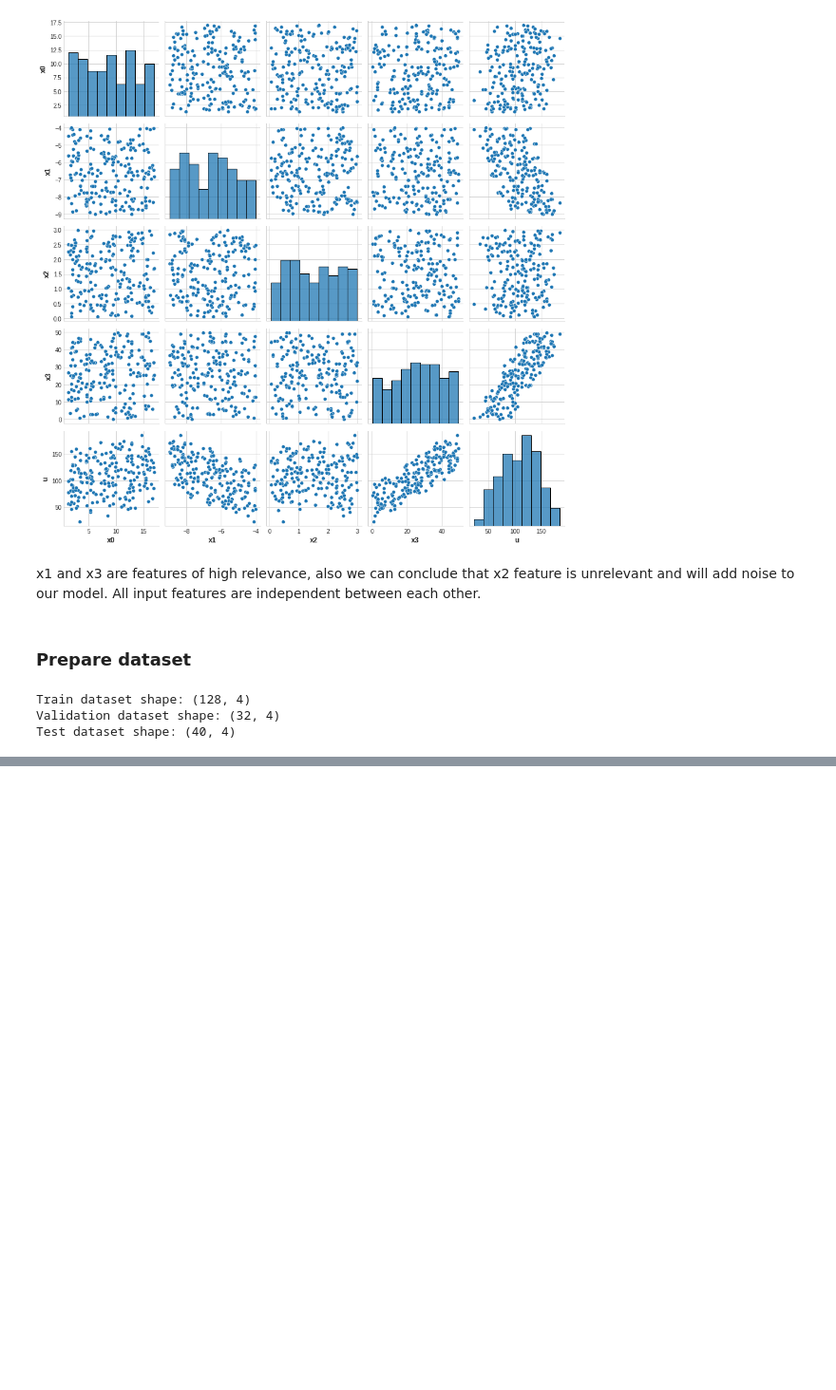
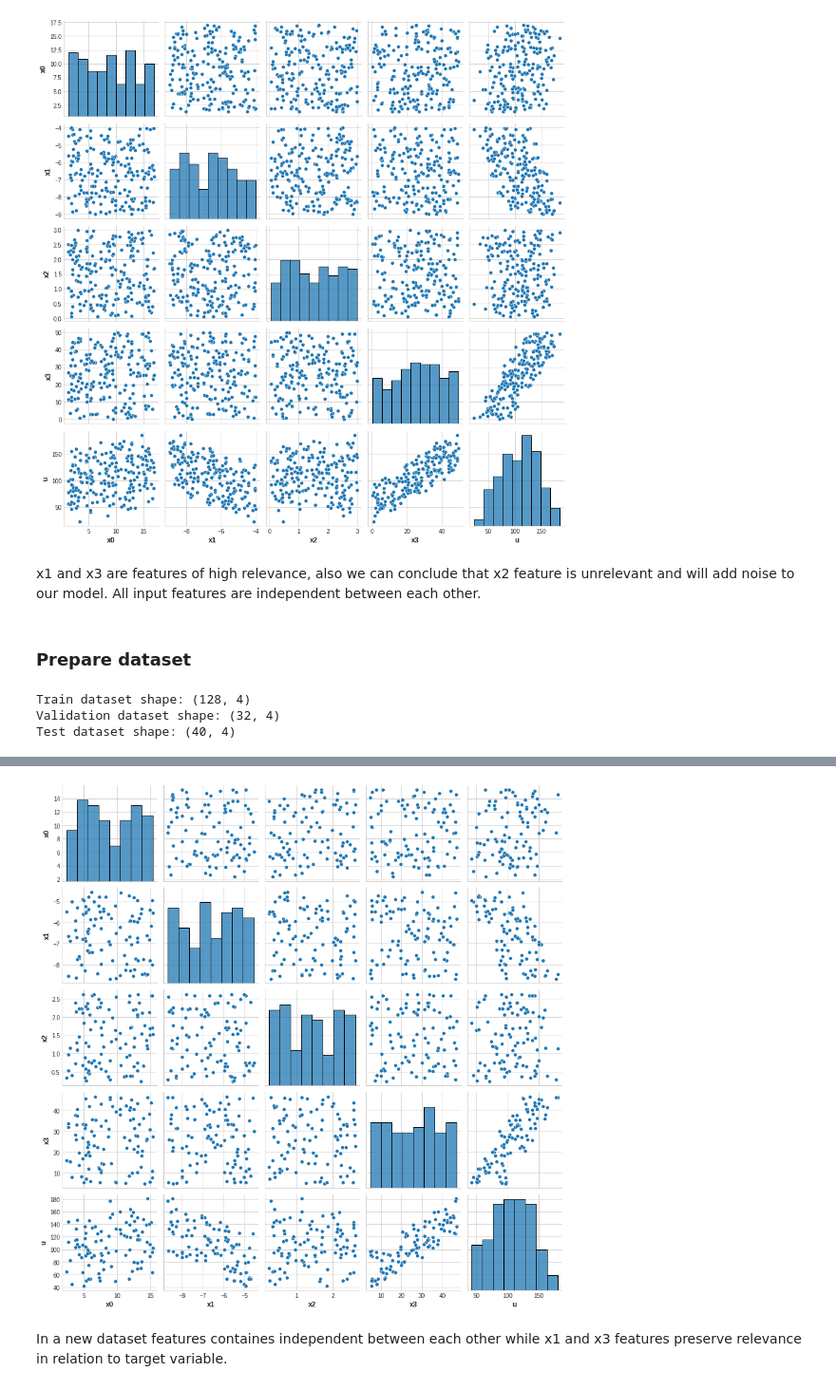
Before and after one commit to mateopolancecofficial/DeepLearningProjects, a Jupyter notebook: Regression/VineyardExploration.ipynb, the cells around one changed output, grey strips where cells are left out. Shown at 95% size. Saved outputs shown, nothing was run; the diff lists cells and outputs as text; code cells hidden in the pictures; blank space fills up the shorter version.

```diff
--- a/Regression/VineyardExploration.ipynb
+++ b/Regression/VineyardExploration.ipynb
@@ -314,7 +309,19 @@ def get_new_relevant_feature():
 # %%
-def get_target_values(df):
+def get_target_values(df, target):
   """
   Return values of target variable based on input feature values.
-  :param df:        pandas dataframe with input features
-  :return df_out:   pandas dataframe with input features and target values
+  :param df:               pandas dataframe with input features
+  :return target_result:   pandas dataframe with input features and target values
   """
+
+  def calc_target_func(x0, x1, x2, x3):
+    """
+    Return target value.
+    """
+
+    return x0 + (x1**2) + x2 + (2*x3)
+
+
+  df[target[0]] = df.apply(lambda row: calc_target_func(row['x0'], row['x1'], row['x2'], row['x3']), axis=1)
+
+  return df
@@ -328,0 +328,3 @@ A
+# %%
+new_data = get_target_values(new_data, target)
+new_data.describe()
@@ -328,0 +341,6 @@ A
+# %%
+plot_feature_correlations(new_data)
+# %% [output]
+[figure, added]
+# %% [markdown]
+In a new dataset features containes independent between each other while x1 and x3 features preserve relevance in relation to target variable.
```
Also changed, not shown: parts of 11 cells of this notebook.
